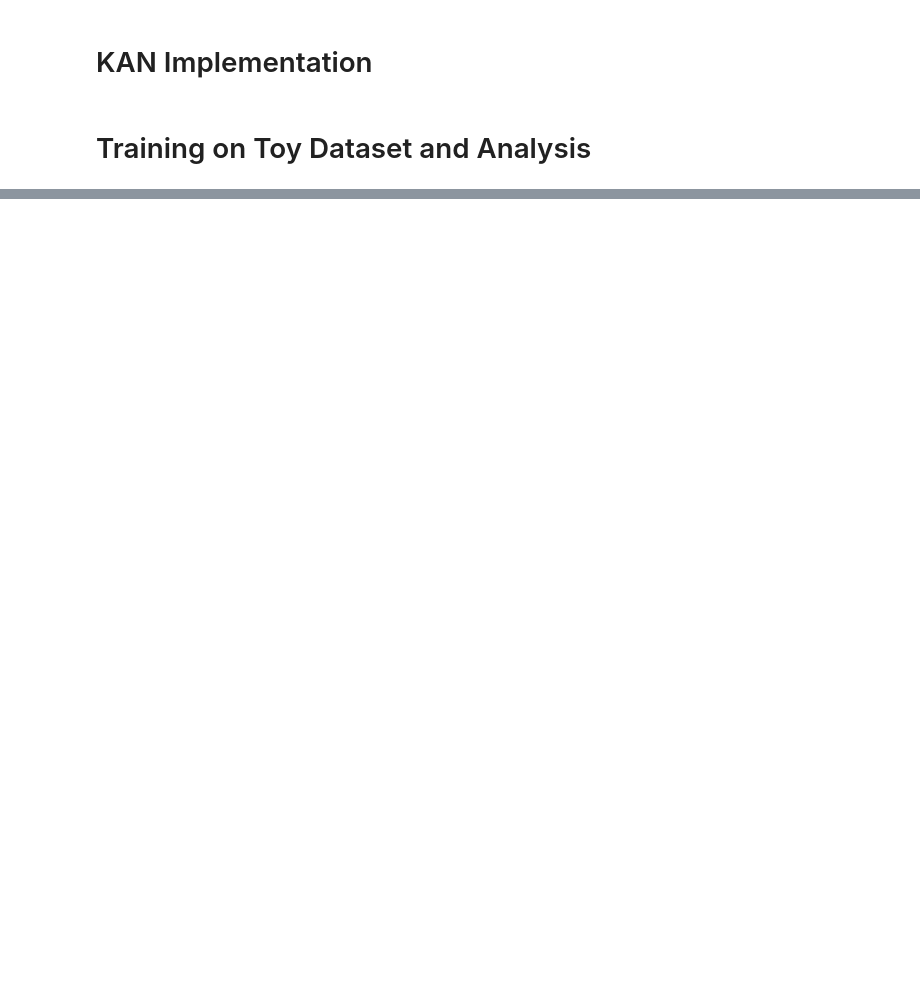
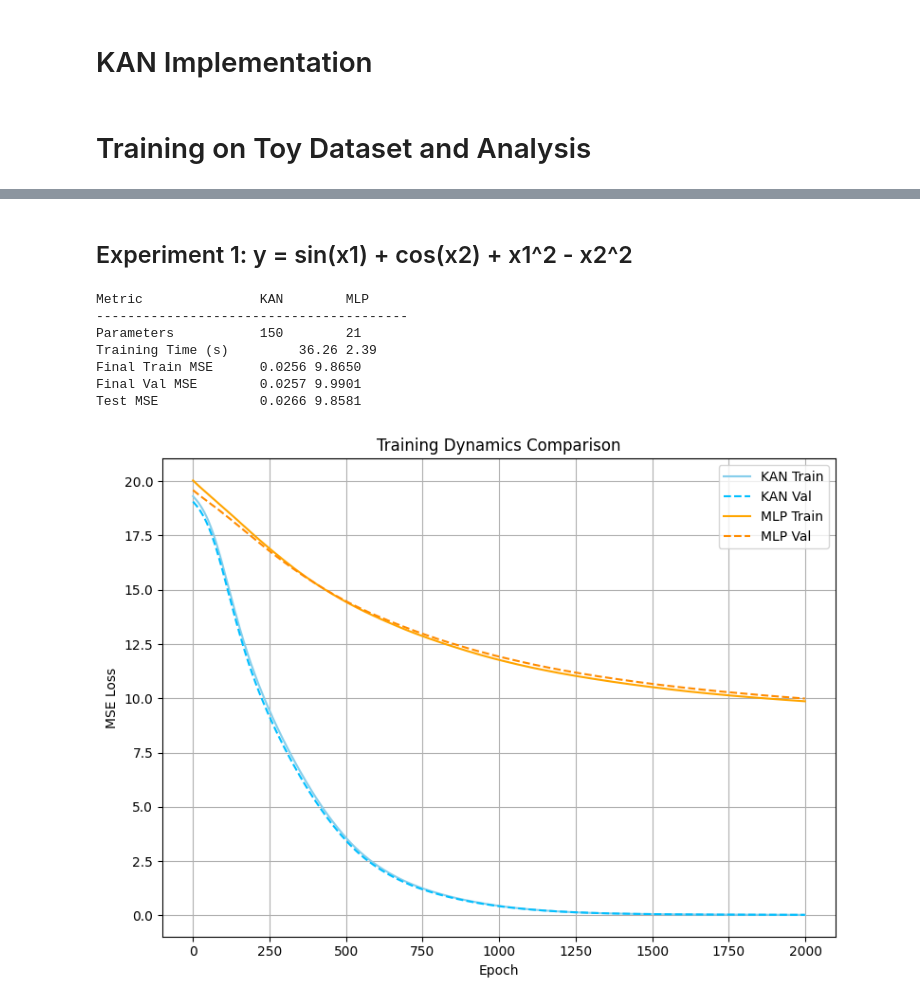
Before and after one commit to ebylmz/gtu-cse, a Jupyter notebook: cse655-deep-learning/hw04/Homework4_254201001054_Yilmaz_Emirkan_Burak.ipynb, the cells around one changed output, grey strips where cells are left out. Saved outputs shown, nothing was run; the diff lists cells and outputs as text; code cells hidden in the pictures; blank space fills up the shorter version.

Commit message:
exluded silu activation and completed experiments

```diff
--- a/cse655-deep-learning/hw04/Homework4_254201001054_Yilmaz_Emirkan_Burak.ipynb
+++ b/cse655-deep-learning/hw04/Homework4_254201001054_Yilmaz_Emirkan_Burak.ipynb
@@ -288,0 +223,49 @@ plot_kan_layer_activations(kan.layer1)
+# %% [markdown]
+## Experiment 1: y = sin(x1) + cos(x2) + x1^2 - x2^2
+# %%
+import numpy as np
+
+def generate_data_simple(n_samples=5000, add_noise=True, noise=0.1):
+    """
+    Generates synthetic samples for the following equation: y = sin(x1) + cos(x2) + x1^2 - x2^2
+    """
+    x = np.random.uniform(-3, 3, (n_samples, 2))
+    y = np.sin(x[:, 0]) + np.cos(x[:, 1]) + x[:, 0]**2 - x[:, 1]**2
+    if add_noise:
+        y += noise * np.random.randn(n_samples)
+    return torch.FloatTensor(x), torch.FloatTensor(y).unsqueeze(1)
+
+# Generate and split data (60/20/20)
+X, y = generate_data_simple()
+X_train, X_test, y_train, y_test = train_test_split(X, y, test_size=0.2, random_state=42)
+X_train, X_val, y_train, y_val = train_test_split(X_train, y_train, test_size=0.25, random_state=42)  # 0.25*0.8=0.2
+
+# Initialize models
+# hidden_dim = 10
+kan = KAN(input_dim=2, hidden_dim=5, output_dim=1, num_hidden_layers=1, num_knots=10)
+mlp = MLP(input_dim=2, hidden_dim=5, output_dim=1, num_hidden_layers=1)
+
+epochs = 2000
+kan_train, kan_val, kan_time = train_model(kan, X_train, y_train, X_val, y_val, epochs)
+mlp_train, mlp_val, mlp_time = train_model(mlp, X_train, y_train, X_val, y_val, epochs)
+
+# Final evaluation on test set
+kan_test = evaluate_model(kan, X_test, y_test)
+mlp_test = evaluate_model(mlp, X_test, y_test)
+# %%
+# Count parameters
+kan_params = sum(p.numel() for p in kan.parameters())
+mlp_params = sum(p.numel() for p in mlp.parameters())
+
+compare_models(kan_params, mlp_params, kan_time, mlp_time,
+               kan_train, mlp_train, kan_val, mlp_val,
+               kan_test, mlp_test)
+# %% [output]
+Metric               KAN        MLP
+----------------------------------------
+Parameters           150        21
+Training Time (s)         36.26 2.39
+Final Train MSE      0.0256 9.8650
+Final Val MSE        0.0257 9.9901
+Test MSE             0.0266 9.8581
+[figure, added]
```
Also changed, not shown: parts of 13 cells of this notebook.
